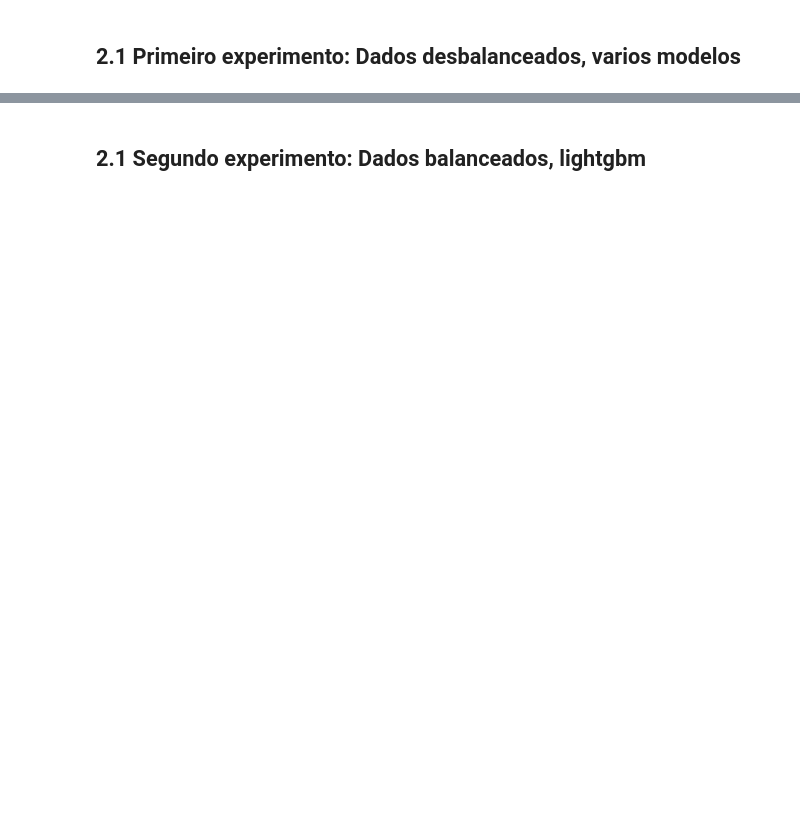
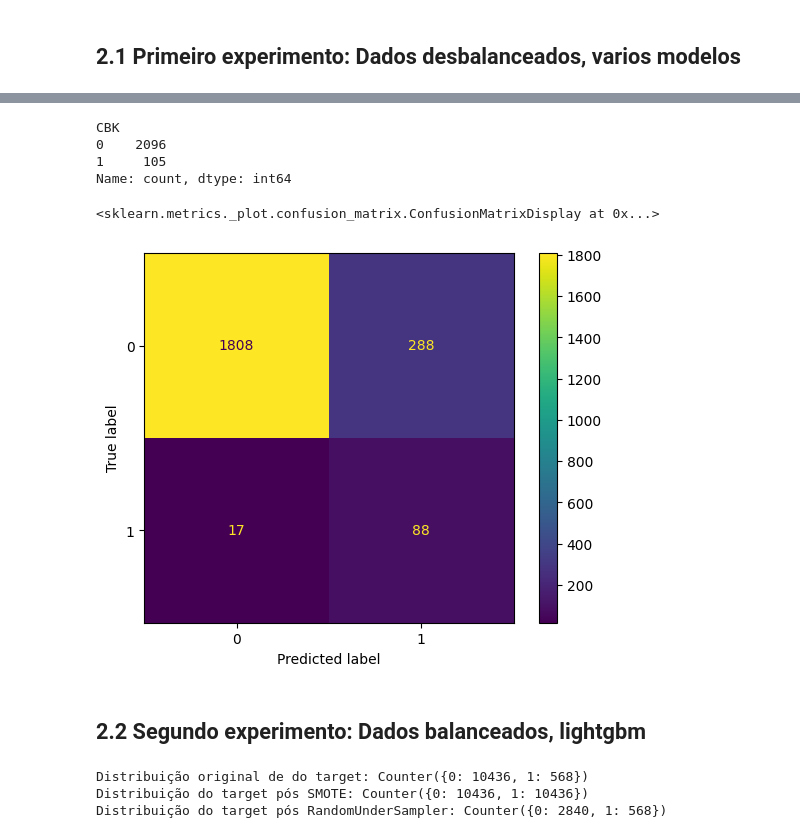
Before and after one commit to leticiacamposv/missao-data-science-stoneco, a Jupyter notebook: notebooks/3.0-lcv-train-model.ipynb, the cells around one changed output, grey strips where cells are left out. Saved outputs shown, nothing was run; the diff lists cells and outputs as text; code cells hidden in the pictures; blank space fills up the shorter version.

Commit message:
Finished test

```diff
--- a/notebooks/3.0-lcv-train-model.ipynb
+++ b/notebooks/3.0-lcv-train-model.ipynb
@@ -182,0 +381,12 @@ disp.plot()
+# %%
+def optimal_proba_cutoff(y_test, y_prob):
+    fpr, tpr, thresholds = roc_curve(y_test, y_prob)
+    opt_prob_cutoff = sorted(list(zip(np.abs(tpr - fpr), thresholds)), key=lambda i: i[0], reverse=True)[0][1]
+    return opt_prob_cutoff
+# %%
+lgb2_pred_prob_test = best_model_lgb2.predict_proba(X_test_lgb)[:,1]
+opt_prob_cutoff_test = optimal_proba_cutoff(y_test, lgb2_pred_prob_test)
+print(f"Optimal probabilities cutoff: {opt_prob_cutoff_test}")
+
+lgb2_pred_class_test = (lgb2_pred_prob_test >= opt_prob_cutoff_test).astype(int)
+print(classification_report(y_test, lgb2_pred_class_test))
@@ -183,5 +403,19 @@ disp.plot()
+# %%
+y_test.value_counts()
+# %% [output]
+CBK
+0    2096
+1     105
+Name: count, dtype: int64
+# %%
+cm_opt = confusion_matrix(y_test, lgb2_pred_class_test, labels=best_model_lgb2.classes_)
+disp_opt = ConfusionMatrixDisplay(confusion_matrix=cm_opt)
+disp_opt.plot()
+# %% [output]
+<sklearn.metrics._plot.confusion_matrix.ConfusionMatrixDisplay at 0x...>
+[figure, added]
 # %% [markdown]
-## 2.1 Segundo experimento: Dados balanceados, lightgbm
+## 2.2 Segundo experimento: Dados balanceados, lightgbm
 # %%
 from imblearn.over_sampling import SMOTE
 from imblearn.under_sampling import RandomUnderSampler
@@ -189,17 +423,20 @@ from collections import Counter
 # %%
 X_full_transformed = preprocessor.transform(X)
 # %%
-
-print("Original class distribution:", Counter(y))
+print("Distribuição original de do target:", Counter(y))
 
 # SMOTE
 smote = SMOTE(sampling_strategy='auto', random_state=42)
 X_resampled_smote, y_resampled_smote = smote.fit_resample(X_full_transformed, y)
 
 # RandomUnderSampler
-undersample = RandomUnderSampler(sampling_strategy='auto', random_state=42)
+undersample = RandomUnderSampler(sampling_strategy=0.2, random_state=42)
 X_resampled_under, y_resampled_under = undersample.fit_resample(X_full_transformed, y)
 
 # Class distribution after resampling
-print("Class distribution after SMOTE:", Counter(y_resampled_smote))
-print("Class distribution after RandomUnderSampler:", Counter(y_resampled_under))
+print("Distribuição do target pós SMOTE:", Counter(y_resampled_smote))
+print("Distribuição do target pós RandomUnderSampler:", Counter(y_resampled_under))
+# %% [output]
+Distribuição original de do target: Counter({0: 10436, 1: 568})
+Distribuição do target pós SMOTE: Counter({0: 10436, 1: 10436})
+Distribuição do target pós RandomUnderSampler: Counter({0: 2840, 1: 568})
```
Also changed, not shown: parts of 42 cells of this notebook, 9 other files.
